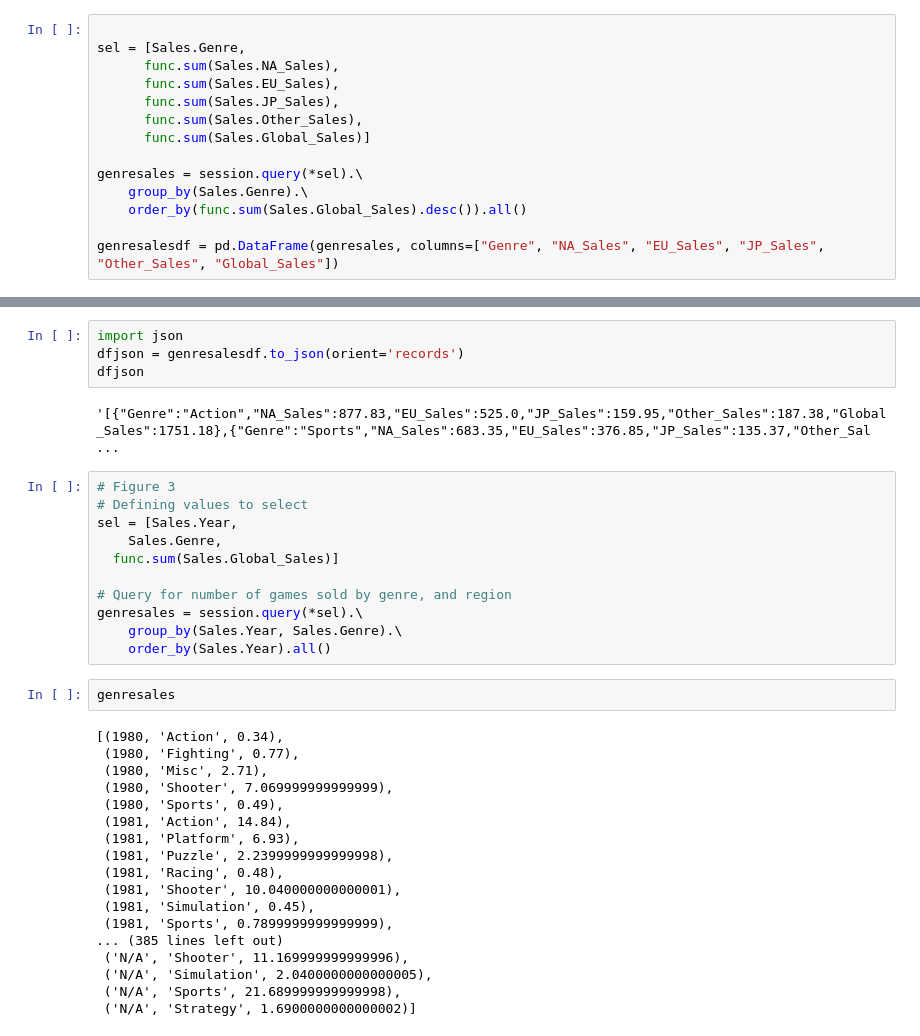
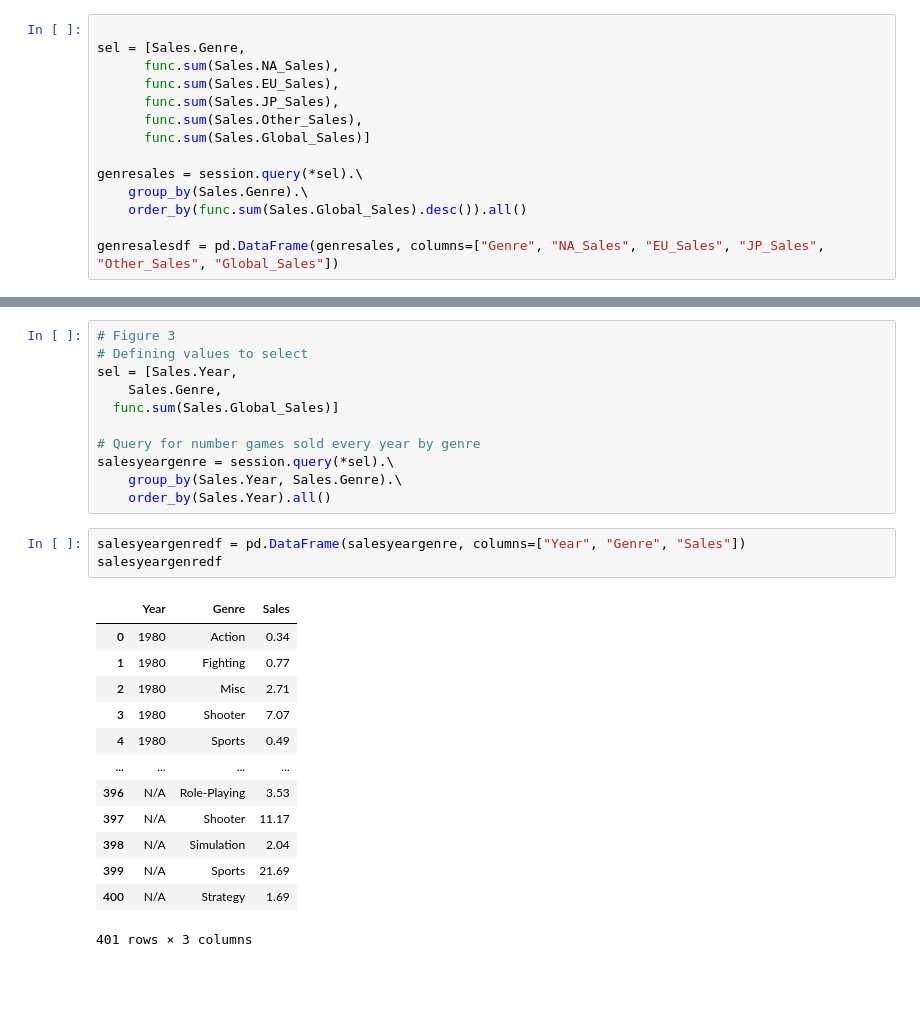
Before and after one commit to bacanije/Project-3---Data-Visualization, a Jupyter notebook: JupyterNotebooks/SL_VideoGameSalesFigures.ipynb, the cells around one changed output, grey strips where cells are left out. Cells and saved outputs as stored; diff of their text form; blank space fills up the shorter version.

```diff
--- a/JupyterNotebooks/SL_VideoGameSalesFigures.ipynb
+++ b/JupyterNotebooks/SL_VideoGameSalesFigures.ipynb
@@ -135,12 +135,6 @@ fig = px.bar(genresalesdf, x="Genre", y=["NA_Sales", "EU_Sales", "JP_Sales", "Ot
 fig.show()
 # %% [output]
 [interactive output not drawn]
-# %%
-import json
-dfjson = genresalesdf.to_json(orient='records')
-dfjson
-# %% [output]
-'[{"Genre":"Action","NA_Sales":877.83,"EU_Sales":525.0,"JP_Sales":159.95,"Other_Sales":187.38,"Global_Sales":1751.18},{"Genre":"Sports","NA_Sales":683.35,"EU_Sales":376.85,"JP_Sales":135.37,"Other_Sal ...
 # %%
 # Figure 3
 # Defining values to select
@@ -148,27 +142,24 @@ sel = [Sales.Year,
     Sales.Genre,
   func.sum(Sales.Global_Sales)]
 
-# Query for number of games sold by genre, and region
-genresales = session.query(*sel).\
+# Query for number games sold every year by genre
+salesyeargenre = session.query(*sel).\
     group_by(Sales.Year, Sales.Genre).\
     order_by(Sales.Year).all()
 # %%
-genresales
+salesyeargenredf = pd.DataFrame(salesyeargenre, columns=["Year", "Genre", "Sales"])
+salesyeargenredf
 # %% [output]
+|  | Year | Genre | Sales |
+| 0 | 1980 | Action | 0.34 |
+| 1 | 1980 | Fighting | 0.77 |
+| 2 | 1980 | Misc | 2.71 |
+| 3 | 1980 | Shooter | 7.07 |
+| 4 | 1980 | Sports | 0.49 |
+| ... | ... | ... | ... |
+| 396 | N/A | Role-Playing | 3.53 |
+| 397 | N/A | Shooter | 11.17 |
+| 398 | N/A | Simulation | 2.04 |
+| 399 | N/A | Sports | 21.69 |
+| 400 | N/A | Strategy | 1.69 |
-[(1980, 'Action', 0.34),
- (1980, 'Fighting', 0.77),
- (1980, 'Misc', 2.71),
- (1980, 'Shooter', 7.069999999999999),
- (1980, 'Sports', 0.49),
- (1981, 'Action', 14.84),
- (1981, 'Platform', 6.93),
- (1981, 'Puzzle', 2.2399999999999998),
- (1981, 'Racing', 0.48),
- (1981, 'Shooter', 10.040000000000001),
- (1981, 'Simulation', 0.45),
- (1981, 'Sports', 0.7899999999999999),
-... (385 lines left out)
- ('N/A', 'Shooter', 11.169999999999996),
- ('N/A', 'Simulation', 2.0400000000000005),
- ('N/A', 'Sports', 21.689999999999998),
- ('N/A', 'Strategy', 1.6900000000000002)]
+401 rows × 3 columns
```
Also changed, not shown: parts of 6 cells of this notebook, 6 other files.
